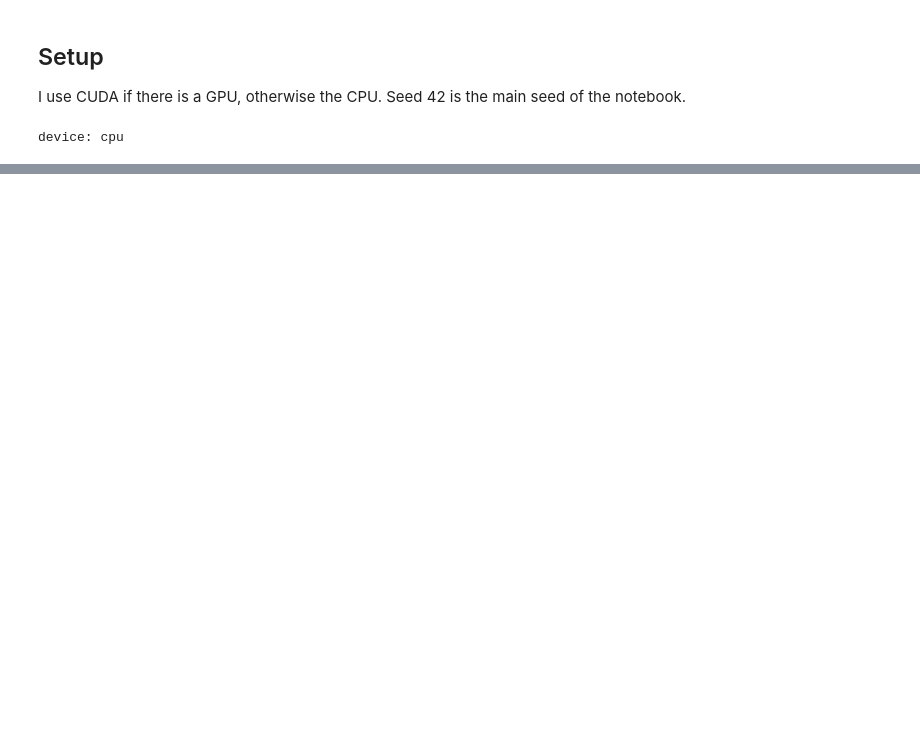
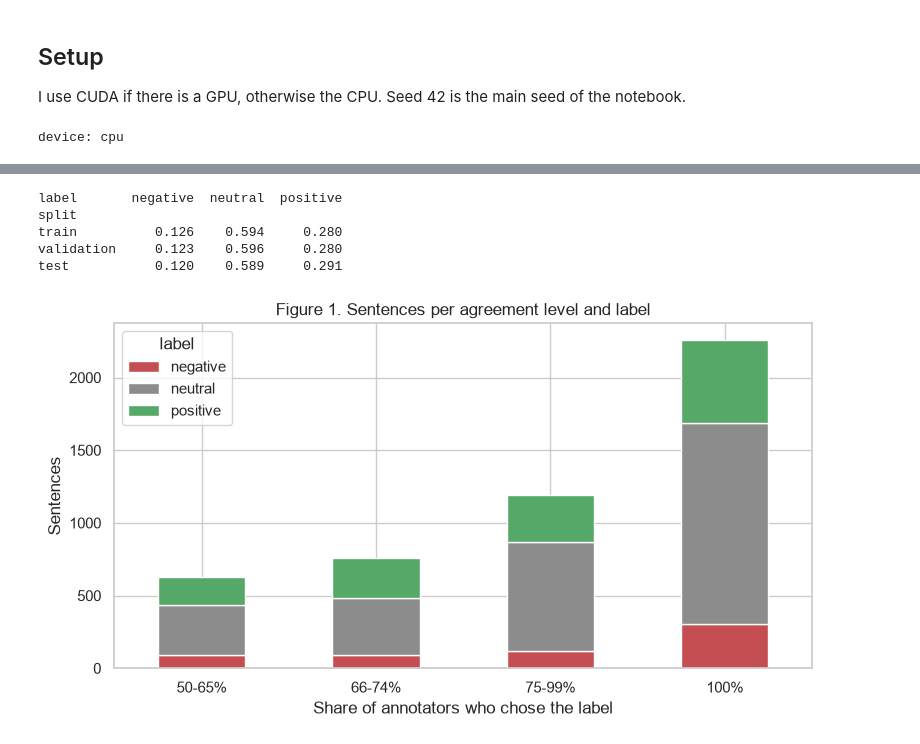
Before and after one commit to mauroreverberi/deep_learning_systems, a Jupyter notebook: deep_learning.ipynb, the cells around one changed output, grey strips where cells are left out. Cells and saved outputs as stored; diff of their text form; code cells hidden in the pictures; blank space fills up the shorter version.

Commit message:
Load the dataset and add data checks

```diff
--- a/deep_learning.ipynb
+++ b/deep_learning.ipynb
@@ -54,6 +53,8 @@ huggingface_hub.logging.set_verbosity_error()
 os.environ["TOKENIZERS_PARALLELISM"] = "false"
 torch.use_deterministic_algorithms(True)
 # %%
+DATA_FILE = "phrasebank.csv"
+LABELS = ["negative", "neutral", "positive"]
 MAIN_SEED = 42
 # %%
 device = torch.device("cuda" if torch.cuda.is_available() else "cpu")
@@ -70,0 +76,6 @@ set_seed(MAIN_SEED)
+# %%
+sentences = pd.read_csv(DATA_FILE)
+sentences["split"] = pd.Categorical(sentences["split"], ["train", "validation", "test"])
+sentences["agreement"] = pd.Categorical(sentences["agreement"], ["50-65%", "66-74%", "75-99%", "100%"])
+sentences["label_id"] = sentences["label"].map({label: i for i, label in enumerate(LABELS)})
+print(f"Rows: {sentences.shape[0]:,}, columns: {sentences.shape[1]}")
@@ -70,0 +139,21 @@ set_seed(MAIN_SEED)
+# %%
+shares = pd.crosstab(sentences["split"], sentences["label"], normalize="index").round(3)
+print(shares)
+# %% [output]
+label       negative  neutral  positive
+split
+train          0.126    0.594     0.280
+validation     0.123    0.596     0.280
+test           0.120    0.589     0.291
+# %%
+counts = pd.crosstab(sentences["agreement"], sentences["label"])[LABELS]
+fig, ax = plt.subplots(figsize=(8, 4.5))
+counts.plot.bar(stacked=True, ax=ax, rot=0, color=["C3", "C7", "C2"])
+ax.set_title("Figure 1. Sentences per agreement level and label")
+ax.set_xlabel("Share of annotators who chose the label")
+ax.set_ylabel("Sentences")
+ax.legend(title="label")
+plt.tight_layout()
+plt.show()
+# %% [output]
+[figure, added]
```
Also changed, not shown: parts of 21 cells of this notebook.
